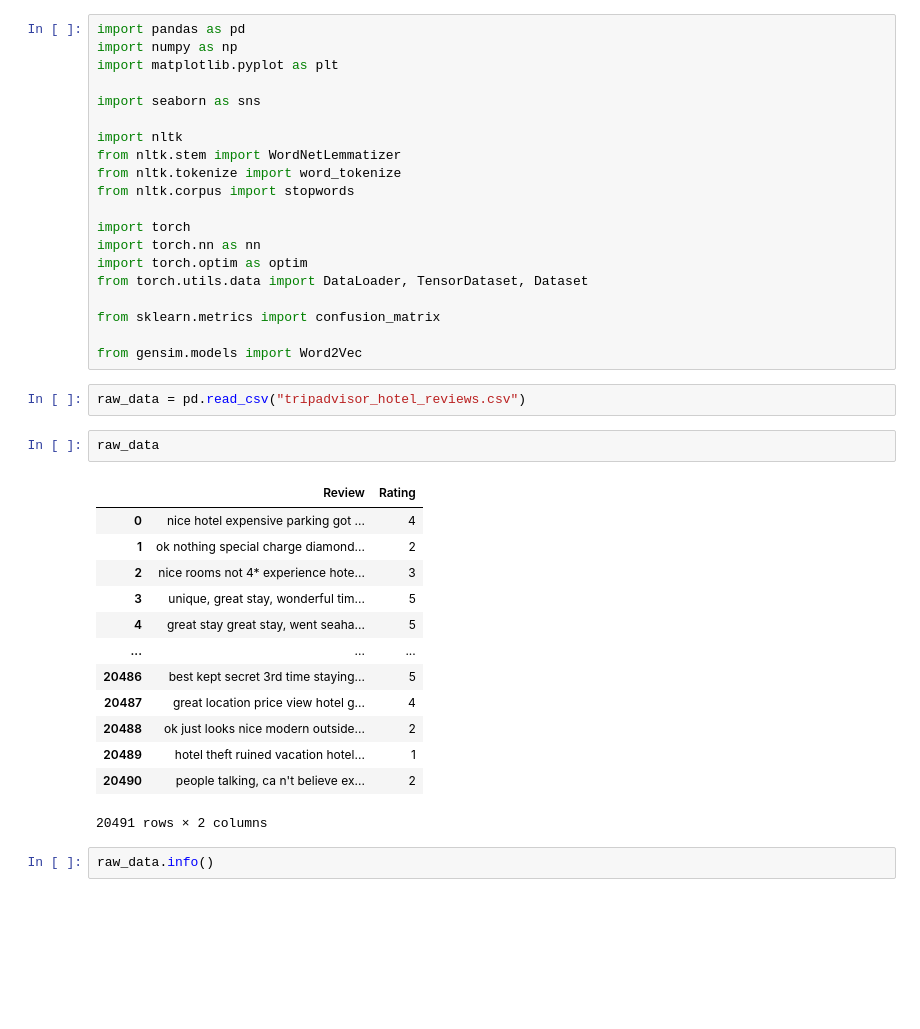
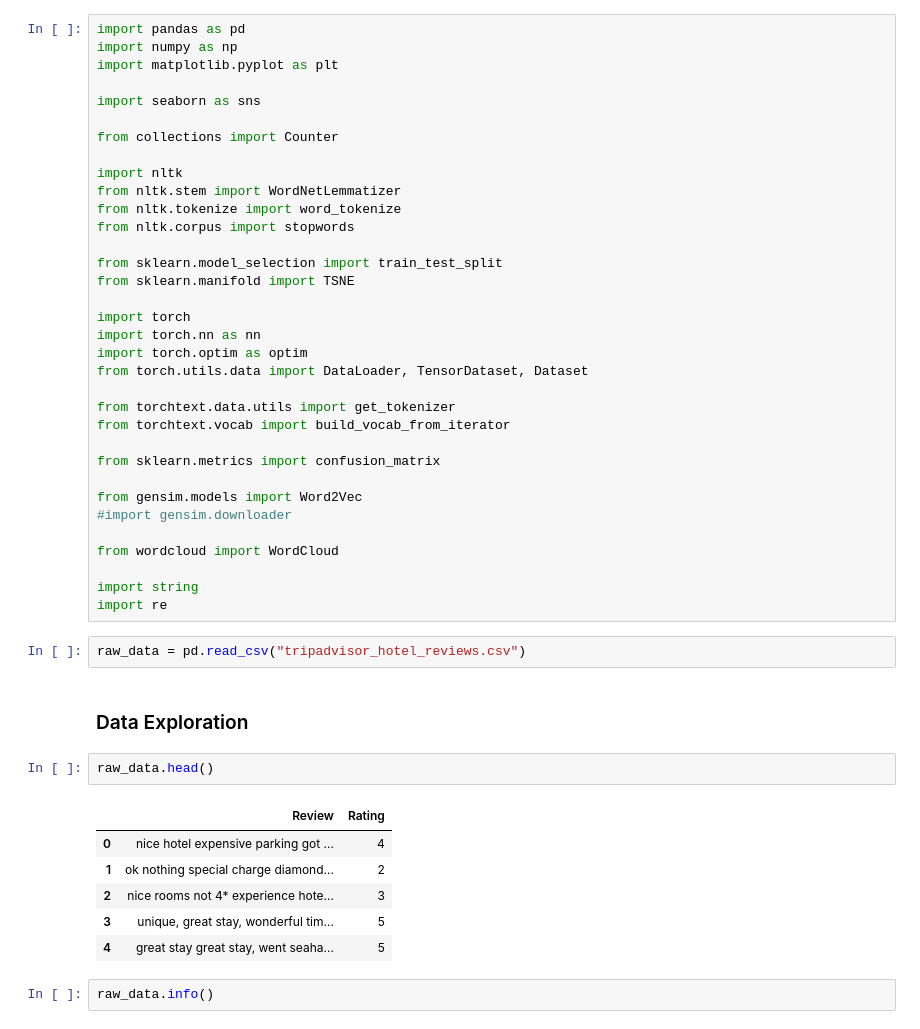
Before and after one commit to Ely6899/Reviews_Analysis, a Jupyter notebook: hotel_reviews.ipynb, the cells around one changed output. Drawn from its saved outputs; the diff is of its cells as text; blank space fills up the shorter version.

Commit message:
Reworking word embeddings. Added more data exploration

```diff
--- a/hotel_reviews.ipynb
+++ b/hotel_reviews.ipynb
@@ -5,37 +5,46 @@ import matplotlib.pyplot as plt
 
 import seaborn as sns
 
+from collections import Counter
+
 import nltk
 from nltk.stem import WordNetLemmatizer
 from nltk.tokenize import word_tokenize
 from nltk.corpus import stopwords
+
+from sklearn.model_selection import train_test_split
+from sklearn.manifold import TSNE
 
 import torch
 import torch.nn as nn
 import torch.optim as optim
 from torch.utils.data import DataLoader, TensorDataset, Dataset
 
+from torchtext.data.utils import get_tokenizer
+from torchtext.vocab import build_vocab_from_iterator
+
 from sklearn.metrics import confusion_matrix
 
 from gensim.models import Word2Vec
+#import gensim.downloader
+
+from wordcloud import WordCloud
+
+import string
+import re
 # %%
 raw_data = pd.read_csv("tripadvisor_hotel_reviews.csv")
+# %% [markdown]
+### Data Exploration
 # %%
-raw_data
+raw_data.head()
 # %% [output]
 |  | Review | Rating |
 | 0 | nice hotel expensive parking got ... | 4 |
 | 1 | ok nothing special charge diamond... | 2 |
 | 2 | nice rooms not 4* experience hote... | 3 |
 | 3 | unique, great stay, wonderful tim... | 5 |
 | 4 | great stay great stay, went seaha... | 5 |
-| ... | ... | ... |
-| 20486 | best kept secret 3rd time staying... | 5 |
-| 20487 | great location price view hotel g... | 4 |
-| 20488 | ok just looks nice modern outside... | 2 |
-| 20489 | hotel theft ruined vacation hotel... | 1 |
-| 20490 | people talking, ca n't believe ex... | 2 |
-20491 rows × 2 columns
 # %%
 raw_data.info()
 # %% [output]
```
Also changed, not shown: parts of 55 cells of this notebook.
